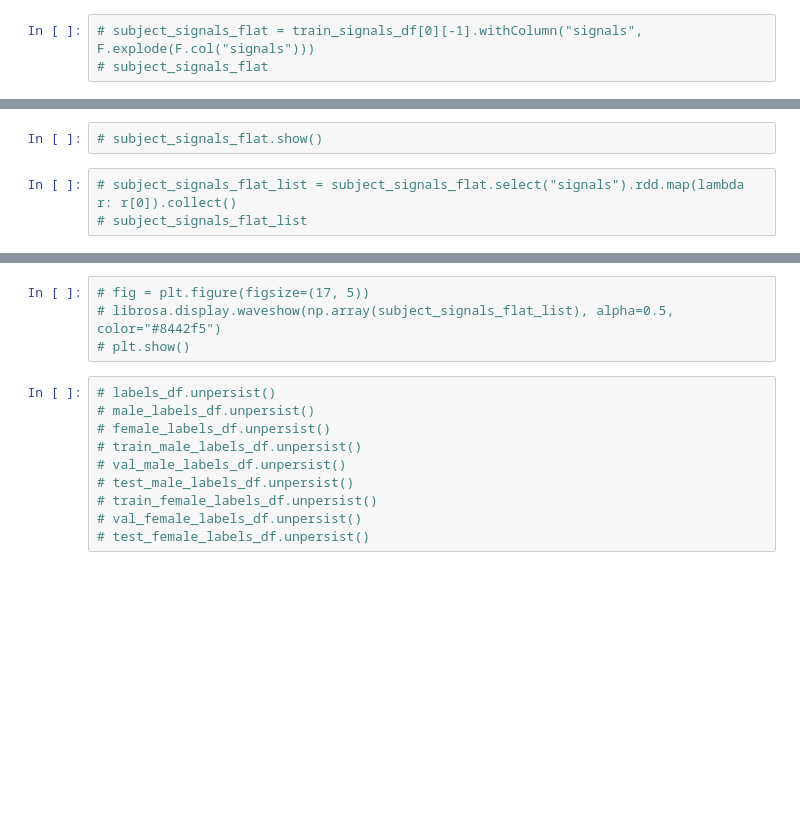
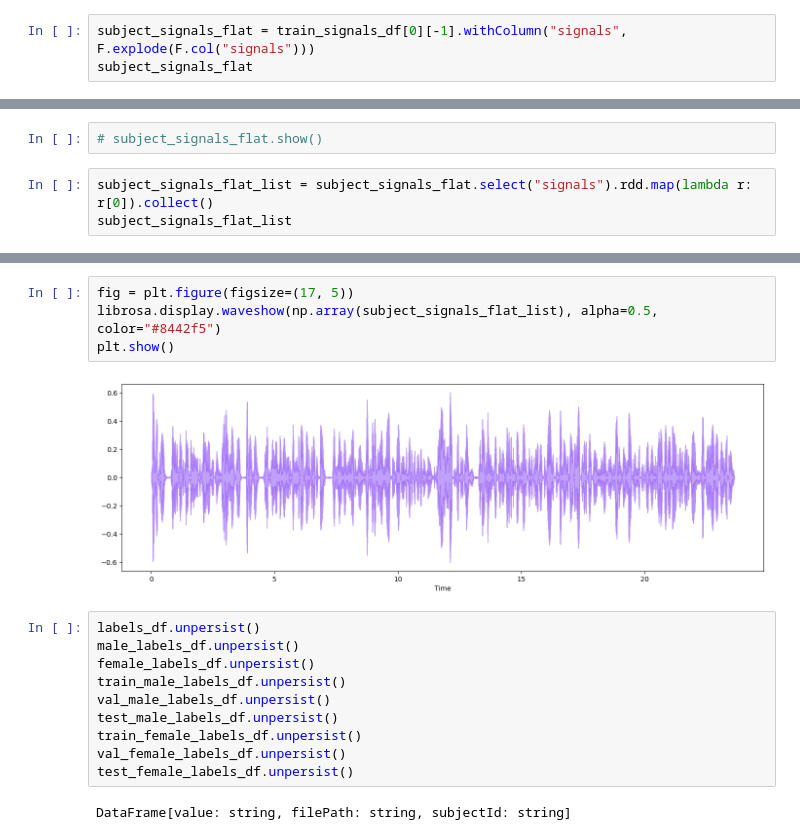
Before and after one commit to 08Aristodemus24/signal-gender-predictor, a Jupyter notebook: dbw/first_stage_transform.ipynb, the cells around one changed output, grey strips where cells are left out. Cells and saved outputs as stored; diff of their text form; blank space fills up the shorter version.

```diff
--- a/dbw/first_stage_transform.ipynb
+++ b/dbw/first_stage_transform.ipynb
@@ -598,5 +598,5 @@ save_data_splits(train_labels_df, split="train", type_="labels", save_path=SILVE
 save_data_splits(train_labels_df, split="validate", type_="labels", save_path=SILVER_DATA_PATH)
 save_data_splits(train_labels_df, split="test", type_="labels", save_path=SILVER_DATA_PATH)
 # %%
-# subject_signals_flat = train_signals_df[0][-1].withColumn("signals", F.explode(F.col("signals")))
-# subject_signals_flat
+subject_signals_flat = train_signals_df[0][-1].withColumn("signals", F.explode(F.col("signals")))
+subject_signals_flat
@@ -605,5 +607,5 @@ save_data_splits(train_labels_df, split="test", type_="labels", save_path=SILVER
 # %%
 # subject_signals_flat.show()
 # %%
-# subject_signals_flat_list = subject_signals_flat.select("signals").rdd.map(lambda r: r[0]).collect()
-# subject_signals_flat_list
+subject_signals_flat_list = subject_signals_flat.select("signals").rdd.map(lambda r: r[0]).collect()
+subject_signals_flat_list
@@ -610,14 +630,18 @@ save_data_splits(train_labels_df, split="test", type_="labels", save_path=SILVER
 # %%
-# fig = plt.figure(figsize=(17, 5))
-# librosa.display.waveshow(np.array(subject_signals_flat_list), alpha=0.5, color="#8442f5")
-# plt.show()
+fig = plt.figure(figsize=(17, 5))
+librosa.display.waveshow(np.array(subject_signals_flat_list), alpha=0.5, color="#8442f5")
+plt.show()
+# %% [output]
+[figure, added]
 # %%
-# labels_df.unpersist()
-# male_labels_df.unpersist()
-# female_labels_df.unpersist()
-# train_male_labels_df.unpersist()
-# val_male_labels_df.unpersist()
-# test_male_labels_df.unpersist()
-# train_female_labels_df.unpersist()
-# val_female_labels_df.unpersist()
-# test_female_labels_df.unpersist()
+labels_df.unpersist()
+male_labels_df.unpersist()
+female_labels_df.unpersist()
+train_male_labels_df.unpersist()
+val_male_labels_df.unpersist()
+test_male_labels_df.unpersist()
+train_female_labels_df.unpersist()
+val_female_labels_df.unpersist()
+test_female_labels_df.unpersist()
+# %% [output]
+DataFrame[value: string, filePath: string, subjectId: string]
```
Also changed, not shown: parts of 2 cells of this notebook.
